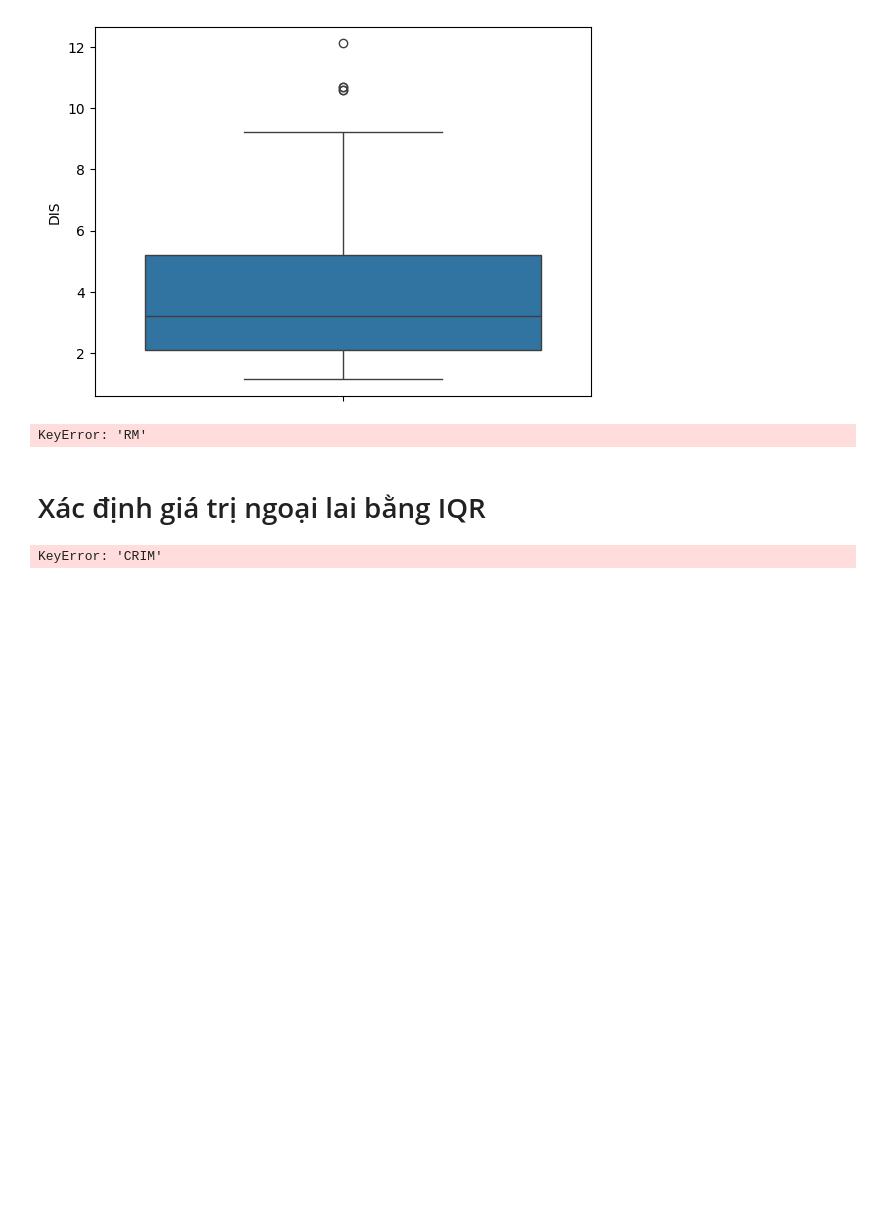
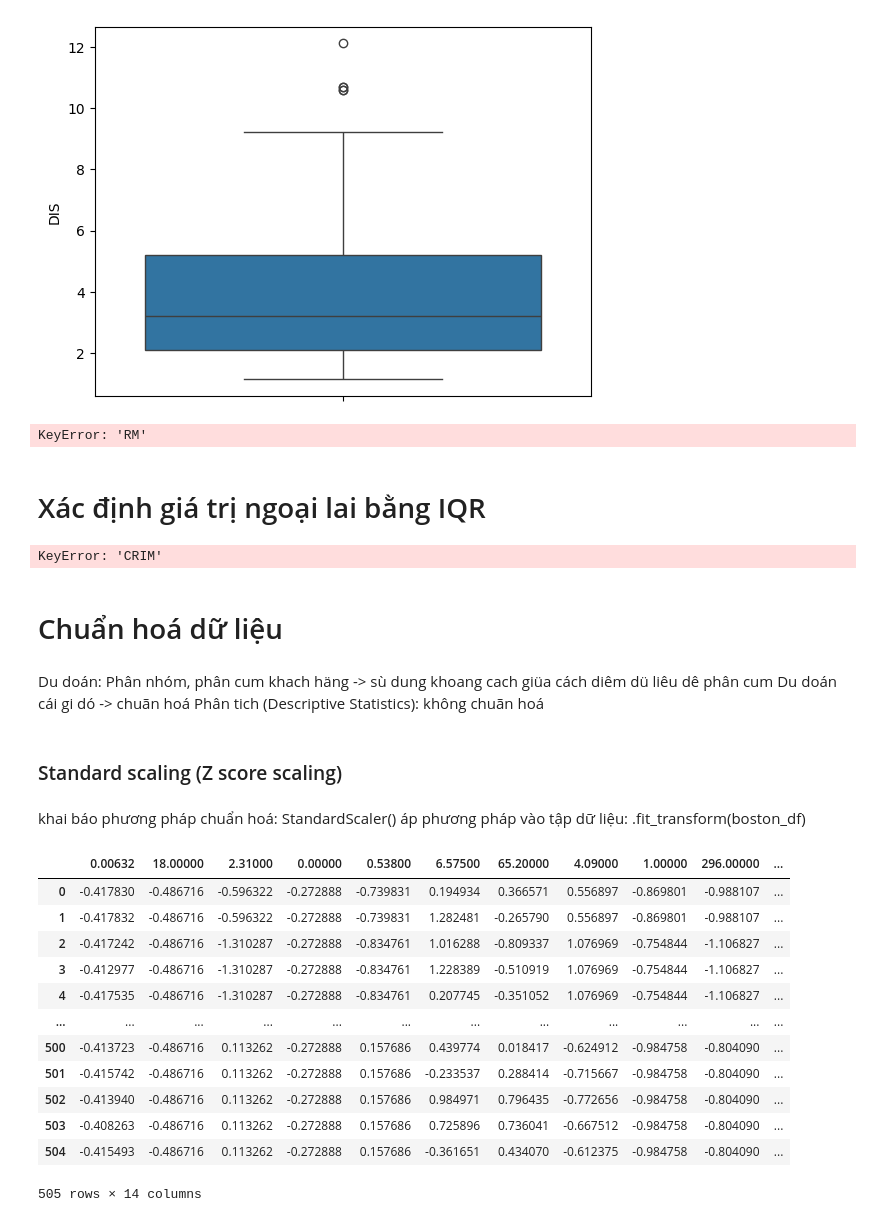
Before and after one commit to kaylie31/codegym-DAP2308R1, a Jupyter notebook: Tuan 3/Tuan 3.ipynb, the cells around one changed output. Cells and saved outputs as stored; diff of their text form; code cells hidden in the pictures; blank space fills up the shorter version.

```diff
--- a/Tuan 3/Tuan 3.ipynb
+++ b/Tuan 3/Tuan 3.ipynb
@@ -77,3 +77,9 @@ boston_df[boston_df['CRIM'] < lower | boston_df['CRIM'] > upper][['CRIM']]
         # 1. m§i côt có ty lê phân bô giá tri khac nhau
         # 2. khoâng dü liëu & cac côt khac nhau: thu nhâp: 1 triêu - 100 triêu; tuòi: 18 - 60 tudi (chuc) # -> mat thông tin
 # luu y 2: chon ra côt muônphana tích dua trên yêu câu bai toán truóc khi di vão tièn xú ly...
+# %% [markdown]
+# Chuẩn hoá dữ liệu
+# %% [markdown]
+Du doán: Phân nhóm, phân cum khach häng -> sù dung khoang cach giüa cách diêm dü liêu dê phân cum
+Du doán cái gi dó -> chuãn hoá
+Phân tich (Descriptive Statistics): không chuãn hoá
@@ -79,0 +90,31 @@ boston_df[boston_df['CRIM'] < lower | boston_df['CRIM'] > upper][['CRIM']]
+# %% [markdown]
+### Standard scaling (Z score scaling)
+# %% [markdown]
+khai báo phương pháp chuẩn hoá: StandardScaler()
+áp phương pháp vào tập dữ liệu: .fit_transform(boston_df)
+# %%
+# khai báo phương pháp
+s_scaler = StandardScaler()
+
+# áp phong pháp vão tâp dû liêu
+df_s = s_scaler.fit_transform(boston_df)
+
+# đưa lại về dạng bảng
+# chỉ định tên cột
+colnames = list(boston_df.columns)
+df_s = pd.DataFrame(df_s, columns=colnames)
+df_s
+# %% [output]
+|  | 0.00632 | 18.00000 | 2.31000 | 0.00000 | 0.53800 | 6.57500 | 65.20000 | 4.09000 | 1.00000 | 296.00000 | ... |
+| 0 | -0.417830 | -0.486716 | -0.596322 | -0.272888 | -0.739831 | 0.194934 | 0.366571 | 0.556897 | -0.869801 | -0.988107 | ... |
+| 1 | -0.417832 | -0.486716 | -0.596322 | -0.272888 | -0.739831 | 1.282481 | -0.265790 | 0.556897 | -0.869801 | -0.988107 | ... |
+| 2 | -0.417242 | -0.486716 | -1.310287 | -0.272888 | -0.834761 | 1.016288 | -0.809337 | 1.076969 | -0.754844 | -1.106827 | ... |
+| 3 | -0.412977 | -0.486716 | -1.310287 | -0.272888 | -0.834761 | 1.228389 | -0.510919 | 1.076969 | -0.754844 | -1.106827 | ... |
+| 4 | -0.417535 | -0.486716 | -1.310287 | -0.272888 | -0.834761 | 0.207745 | -0.351052 | 1.076969 | -0.754844 | -1.106827 | ... |
+| ... | ... | ... | ... | ... | ... | ... | ... | ... | ... | ... | ... |
+| 500 | -0.413723 | -0.486716 | 0.113262 | -0.272888 | 0.157686 | 0.439774 | 0.018417 | -0.624912 | -0.984758 | -0.804090 | ... |
+| 501 | -0.415742 | -0.486716 | 0.113262 | -0.272888 | 0.157686 | -0.233537 | 0.288414 | -0.715667 | -0.984758 | -0.804090 | ... |
+| 502 | -0.413940 | -0.486716 | 0.113262 | -0.272888 | 0.157686 | 0.984971 | 0.796435 | -0.772656 | -0.984758 | -0.804090 | ... |
+| 503 | -0.408263 | -0.486716 | 0.113262 | -0.272888 | 0.157686 | 0.725896 | 0.736041 | -0.667512 | -0.984758 | -0.804090 | ... |
+| 504 | -0.415493 | -0.486716 | 0.113262 | -0.272888 | 0.157686 | -0.361651 | 0.434070 | -0.612375 | -0.984758 | -0.804090 | ... |
+505 rows × 14 columns
```
Also changed, not shown: parts of 9 cells of this notebook, 12 other files.
